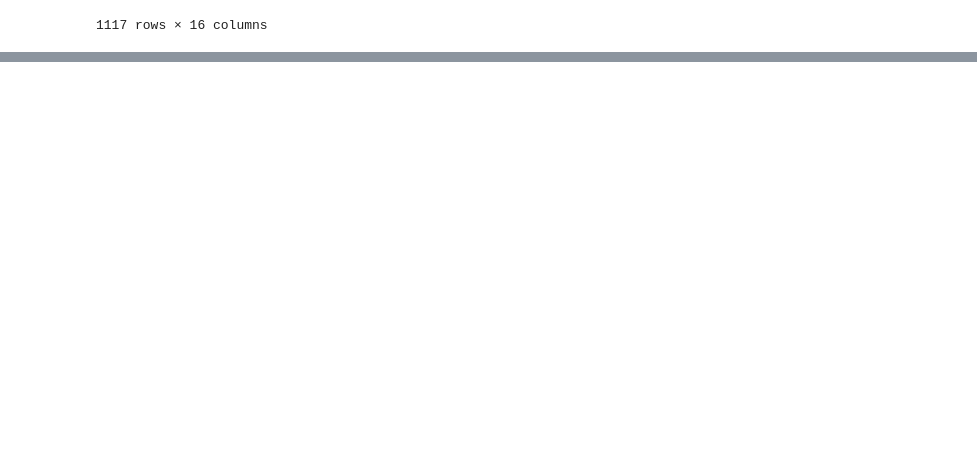
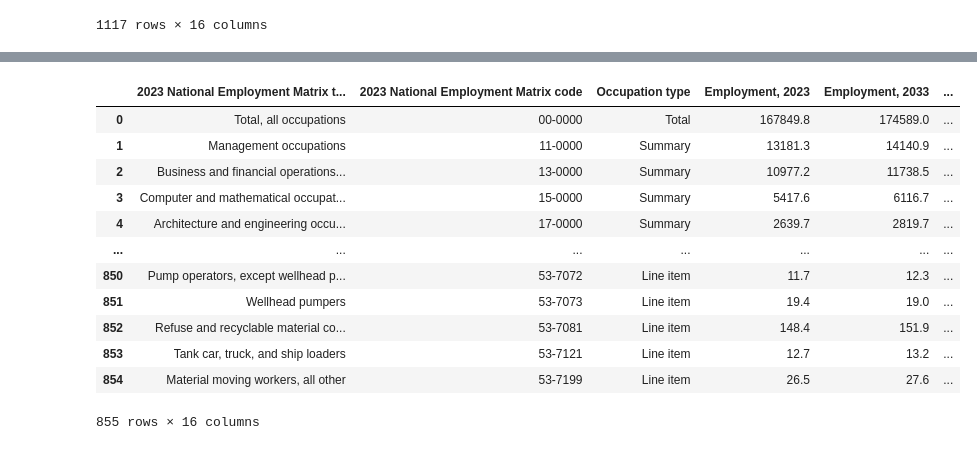
Before and after one commit to drushya-vt/CareerCompass, a Jupyter notebook: bls_occ_cleaning.ipynb, the cells around one changed output, grey strips where cells are left out. Saved outputs shown, nothing was run; the diff lists cells and outputs as text; code cells hidden in the pictures; blank space fills up the shorter version.

```diff
--- a/bls_occ_cleaning.ipynb
+++ b/bls_occ_cleaning.ipynb
@@ -70,0 +139,29 @@ df_allocc
+# %%
+convert_dict = {'Employment, 2023': float, 'Employment, 2033': float, 'Employment distribution, percent, 2023':float,
+       'Employment distribution, percent, 2033':float,
+       'Employment change, numeric, 2023–33':float,
+       'Employment change, percent, 2023–33':float, 'Percent self employed, 2023':float,
+       'Occupational openings, 2023–33 annual average':float,
+       'Median annual wage, dollars, 2023[1]':float}
+
+# Convert columns using the dictionary
+cleaned_data= cleaned_data.astype(convert_dict)
+# %%
+cleaned_data['Percent self employed, 2023'] = cleaned_data['Percent self employed, 2023'].replace(0, None)
+cleaned_data['Median annual wage, dollars, 2023[1]'] = cleaned_data['Median annual wage, dollars, 2023[1]'].replace(0, None)
+# %%
+cleaned_data
+# %% [output]
+|  | 2023 National Employment Matrix t... | 2023 National Employment Matrix code | Occupation type | Employment, 2023 | Employment, 2033 | ... |
+| 0 | Total, all occupations | 00-0000 | Total | 167849.8 | 174589.0 | ... |
+| 1 | Management occupations | 11-0000 | Summary | 13181.3 | 14140.9 | ... |
+| 2 | Business and financial operations... | 13-0000 | Summary | 10977.2 | 11738.5 | ... |
+| 3 | Computer and mathematical occupat... | 15-0000 | Summary | 5417.6 | 6116.7 | ... |
+| 4 | Architecture and engineering occu... | 17-0000 | Summary | 2639.7 | 2819.7 | ... |
+| ... | ... | ... | ... | ... | ... | ... |
+| 850 | Pump operators, except wellhead p... | 53-7072 | Line item | 11.7 | 12.3 | ... |
+| 851 | Wellhead pumpers | 53-7073 | Line item | 19.4 | 19.0 | ... |
+| 852 | Refuse and recyclable material co... | 53-7081 | Line item | 148.4 | 151.9 | ... |
+| 853 | Tank car, truck, and ship loaders | 53-7121 | Line item | 12.7 | 13.2 | ... |
+| 854 | Material moving workers, all other | 53-7199 | Line item | 26.5 | 27.6 | ... |
+855 rows × 16 columns
```
Also changed, not shown: parts of 11 cells of this notebook, 1 other file.
